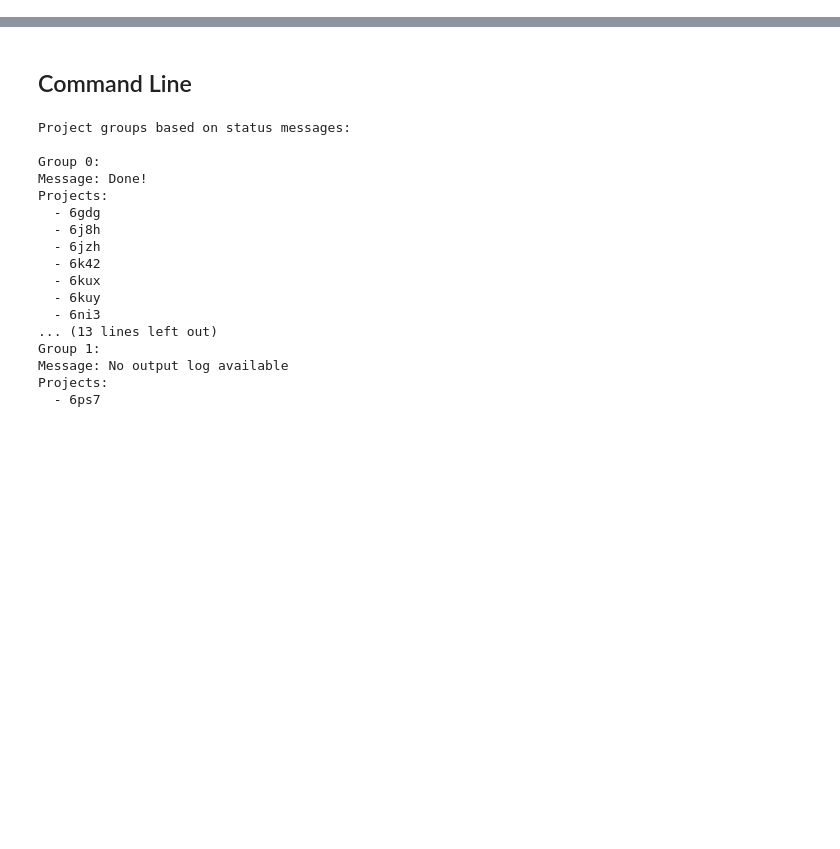
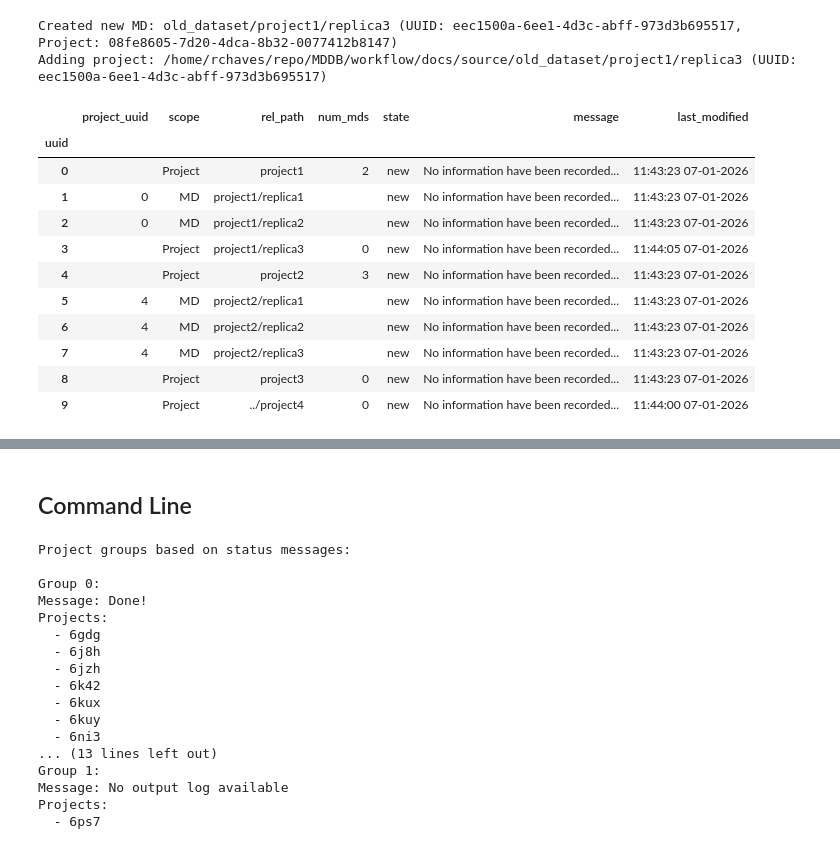
Before and after one commit to mmb-irb/MDDB-workflow, a Jupyter notebook: docs/source/dataset.ipynb, the cells around one changed output, grey strips where cells are left out. Saved outputs shown, nothing was run; the diff lists cells and outputs as text; code cells hidden in the pictures; blank space fills up the shorter version.

```diff
--- a/docs/source/dataset.ipynb
+++ b/docs/source/dataset.ipynb
@@ -4,0 +442,14 @@
+# %%
+# Test adding a new project manually
+new_project_dir = 'project4'
+os.makedirs(new_project_dir, exist_ok=True)
+
+# Create cache for new project
+new_uuid = str(uuid4())
+with open(os.path.join(new_project_dir, '.mwf_cache.json'), 'w') as f:
+    json.dump({'uuid': new_uuid}, f, indent=4)
+
+print(f"Created new project: {new_project_dir} (UUID: {new_uuid})")
+
+# Add it to dataset
+ds.add_project(new_project_dir, verbose=True)
@@ -4,0 +473,41 @@
+# %%
+# Test adding a new MD to an existing project
+# Get UUID of project1
+with open(test_dir+'/project1/.mwf_cache.json', 'r') as f:
+    project1_data = json.load(f)
+    project1_uuid = project1_data['uuid']
+
+# Create new MD directory
+new_md_dir = test_dir+'/project1/replica3'
+os.makedirs(new_md_dir, exist_ok=True)
+
+# Create cache for new MD with project_uuid
+new_md_uuid = str(uuid4())
+with open(os.path.join(new_md_dir, '.mwf_cache.json'), 'w') as f:
+    json.dump({
+        'uuid': new_md_uuid,
+        'project_uuid': project1_uuid
+    }, f, indent=4)
+
+print(f"Created new MD: {new_md_dir} (UUID: {new_md_uuid}, Project: {project1_uuid})")
+
+# Add it to dataset
+ds.add_project(new_md_dir, verbose=True)
+# %% [output]
+Created new MD: old_dataset/project1/replica3 (UUID: eec1500a-6ee1-4d3c-abff-973d3b695517, Project: 08fe8605-7d20-4dca-8b32-0077412b8147)
+Adding project: /home/rchaves/repo/MDDB/workflow/docs/source/old_dataset/project1/replica3 (UUID: eec1500a-6ee1-4d3c-abff-973d3b695517)
+# %%
+ds.dataframe
+# %% [output]
+|  | project_uuid | scope | rel_path | num_mds | state | message | last_modified |
+| uuid |  |  |  |  |  |  |  |
+| 0 |  | Project | project1 | 2 | new | No information have been recorded... | 11:43:23 07-01-2026 |
+| 1 | 0 | MD | project1/replica1 |  | new | No information have been recorded... | 11:43:23 07-01-2026 |
+| 2 | 0 | MD | project1/replica2 |  | new | No information have been recorded... | 11:43:23 07-01-2026 |
+| 3 |  | Project | project1/replica3 | 0 | new | No information have been recorded... | 11:44:05 07-01-2026 |
+| 4 |  | Project | project2 | 3 | new | No information have been recorded... | 11:43:23 07-01-2026 |
+| 5 | 4 | MD | project2/replica1 |  | new | No information have been recorded... | 11:43:23 07-01-2026 |
+| 6 | 4 | MD | project2/replica2 |  | new | No information have been recorded... | 11:43:23 07-01-2026 |
+| 7 | 4 | MD | project2/replica3 |  | new | No information have been recorded... | 11:43:23 07-01-2026 |
+| 8 |  | Project | project3 | 0 | new | No information have been recorded... | 11:43:23 07-01-2026 |
+| 9 |  | Project | ../project4 | 0 | new | No information have been recorded... | 11:44:00 07-01-2026 |
```
Also changed, not shown: parts of 53 cells of this notebook, 4 other files.
